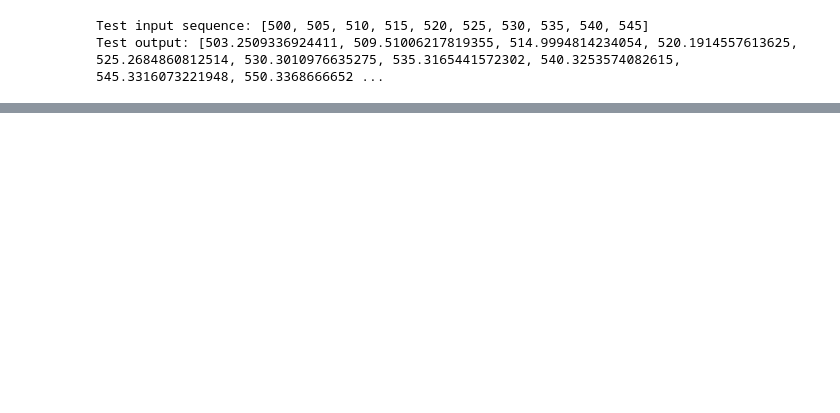
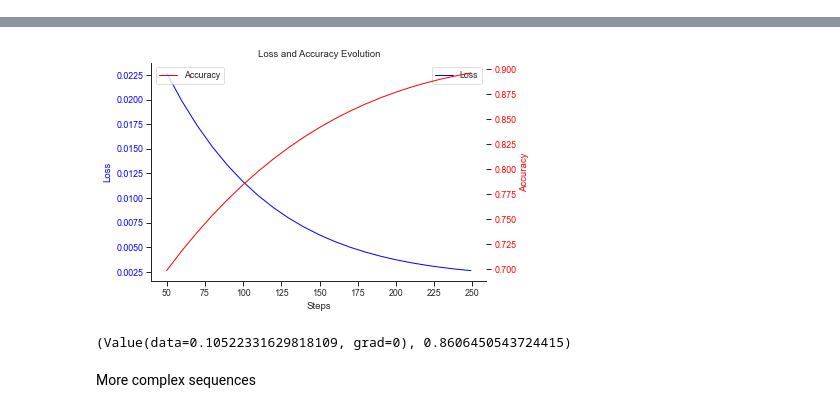
Before and after one commit to ereverter/micrograd-rnn, a Jupyter notebook: playground.ipynb, the cells around one changed output, grey strips where cells are left out. Drawn from its saved outputs; the diff is of its cells as text; code cells hidden in the pictures; blank space fills up the shorter version.

Commit message:
Added sinus training

```diff
--- a/playground.ipynb
+++ b/playground.ipynb
@@ -147,18 +136,20 @@ Step 499 - Loss: 94.28006272824175, Accuracy: 0.9355274983084028
-# %%
-# Initialize hidden state for testing
-h_prev_test_1 = [Value(495)]
-# h_prev_test_2 = [Value(100)]
-
-# Prepare a test input sequence
-test_input_sequence = [[Value(i)] for i in range(500, 550, 5)]
-
-
-# Pass the test input sequence and initial hidden state to the RNN
-test_output, _ = rnn(test_input_sequence, [h_prev_test_1])
-
-# Print the input test sequence and the corresponding predictions
-print("Test input sequence:", [value[0].data for value in test_input_sequence])
-print("Test output:", [value[0].data for value in test_output])
-# %% [output]
-Test input sequence: [500, 505, 510, 515, 520, 525, 530, 535, 540, 545]
-Test output: [503.2509336924411, 509.51006217819355, 514.9994814234054, 520.1914557613625, 525.2684860812514, 530.3010976635275, 535.3165441572302, 540.3253574082615, 545.3316073221948, 550.3368666652 ...
+# %%
+# Create a single-layer RNN with 1 input and 1 output
+rnn = RNN(1, [1])
+# rnn = RNN(1, [1, 1])
+
+# Data sequence: [0, 1, 2, 3, 4, ...]
+input_sequence = [[Value(i)] for i in np.arange(0.0, 1.0, 0.05)]
+target_sequence = [[Value(i)] for i in np.arange(0.05, 1.05, 0.05)]
+
+# Prepare a val input sequence
+val_input_sequence = [[Value(i)] for i in np.arange(1.05, 1.50, 0.05)]
+val_target_sequence = [[Value(i)] for i in np.arange(1.10, 1.55, 0.05)]
+
+# Train the RNN
+rnn, steps, losses, accuracies = training(rnn, input_sequence, target_sequence, val_input_sequence, val_target_sequence,
+                                        epochs=250, clip_value=1.0, learning_rate_init=0.05, lr_decay=0.04, lr_decay_steps=None, store_every=10)
+
+print(f"Loss: {round(losses[-1], 4)}, Accuracy: {round(accuracies[-1], 4)}")
+plot_loss_and_accuracy(steps, losses, accuracies, ignore_first_n=5)
+# %% [output]
@@ -164,0 +157 @@ Test output: [503.2509336924411, 509.51006217819355, 514.9994814234054, 520.1914
+[figure, added]
@@ -164,0 +173,10 @@ Test output: [503.2509336924411, 509.51006217819355, 514.9994814234054, 520.1914
+# %%
+# Prepare a val input sequence
+test_input_sequence = [[Value(i)] for i in np.arange(2.05, 2.50, 0.05)]
+test_output_sequence = [[Value(i)] for i in np.arange(2.10, 2.55, 0.05)]
+
+testing(rnn, test_input_sequence, test_output_sequence)
+# %% [output]
+(Value(data=0.10522331629818109, grad=0), 0.8606450543724415)
+# %% [markdown]
+More complex sequences
```
Also changed, not shown: parts of 11 cells of this notebook.
